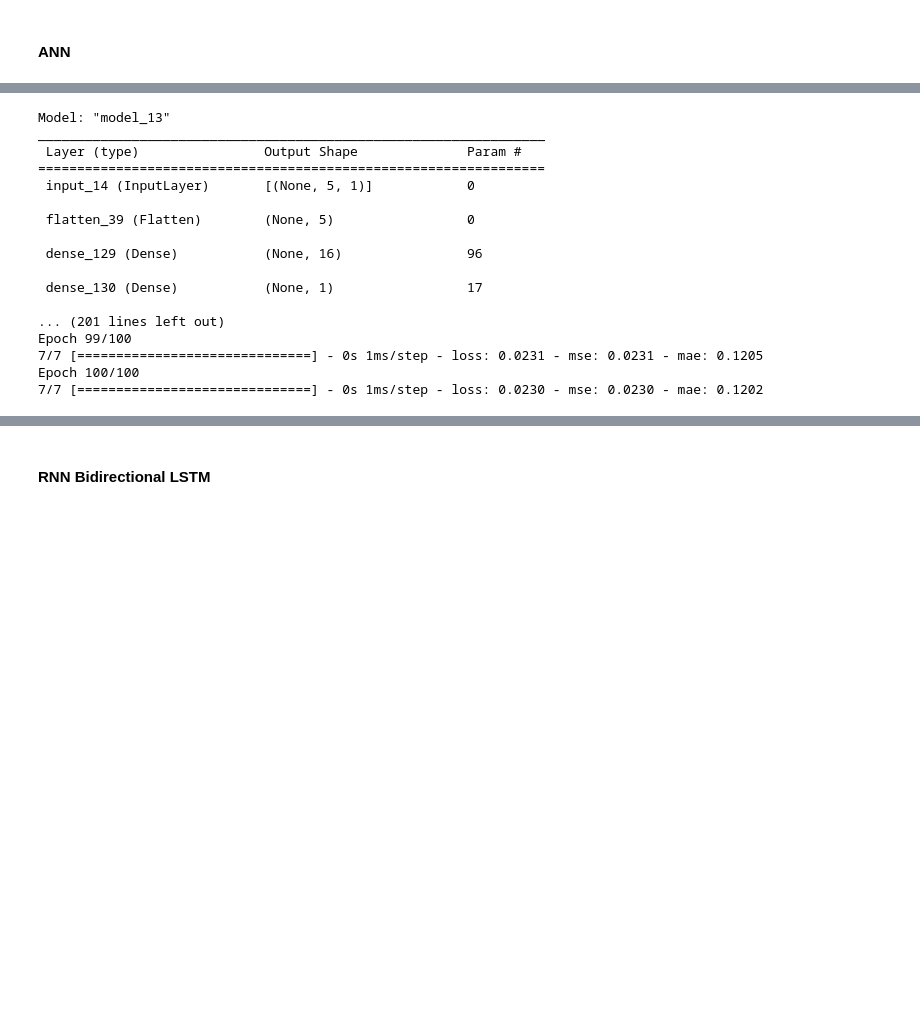
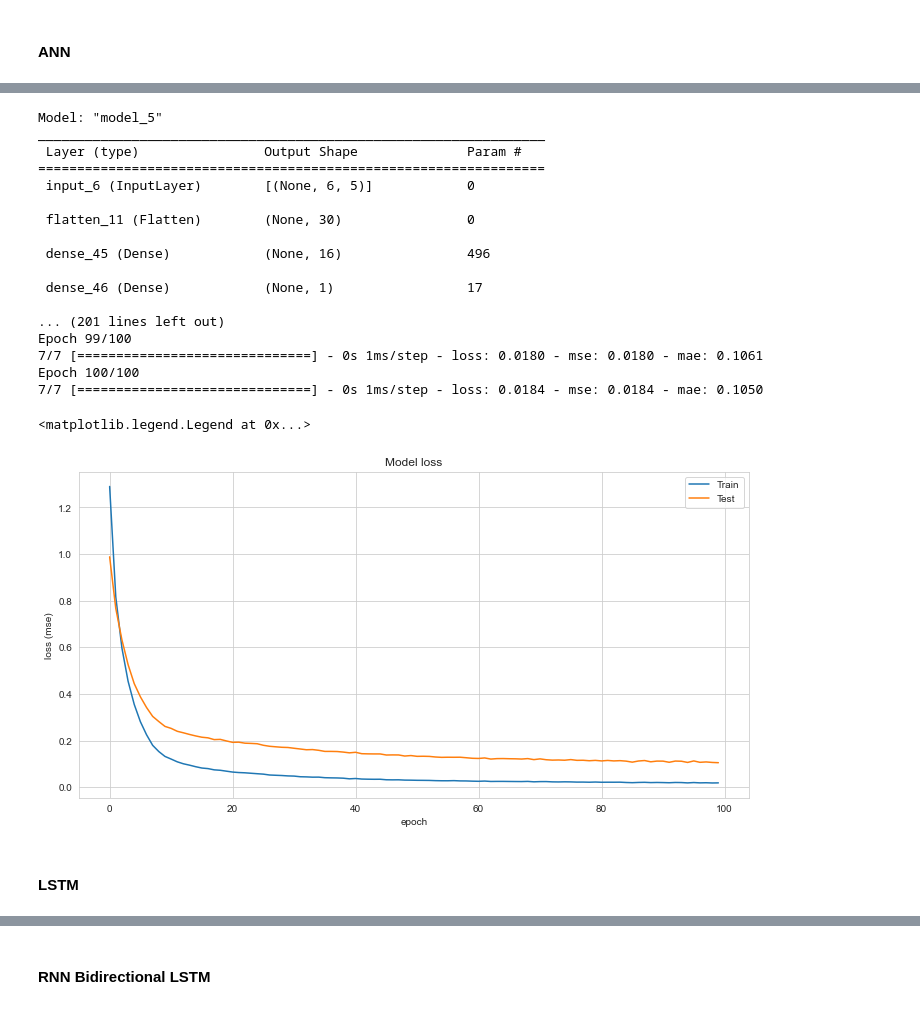
Before and after one commit to StockJanitor/Project43_DataTextMining, a Jupyter notebook: 1_Proj.ipynb, the cells around one changed output, grey strips where cells are left out. Drawn from its saved outputs; the diff is of its cells as text; code cells hidden in the pictures; blank space fills up the shorter version.

Commit message:
finish models

```diff
--- a/jc_working.ipynb
+++ b/1_Proj.ipynb
@@ -890,6 +902,6 @@ plt.legend(['Train', 'Test'], loc='upper right')
 # %%
-# NN
-inputs = Input(shape=(XtrainScale.shape[1], 1))
+# NN - this model takes in 3 dimension
+inputs = Input(shape=(Xt.shape[1], Xt.shape[2]))
 x = Flatten()(inputs)
 x = Dense(16, activation=LeakyReLU(alpha=0.05))(x)
 outputs = Dense(1)(x)
@@ -898,22 +910,35 @@ model = Model(inputs, outputs)
 model.summary()
 
 model.compile(optimizer=optimizer, loss="mse", metrics=['mse',"mae"])
-history = model.fit(XtrainScale, ytrainScale, epochs=100)
+history = model.fit(Xt, yt, epochs=50)
 # %% [output]
-Model: "model_13"
+Model: "model_5"
 _________________________________________________________________
  Layer (type)                Output Shape              Param #
 =================================================================
- input_14 (InputLayer)       [(None, 5, 1)]            0
+ input_6 (InputLayer)        [(None, 6, 5)]            0
 
- flatten_39 (Flatten)        (None, 5)                 0
+ flatten_11 (Flatten)        (None, 30)                0
 
- dense_129 (Dense)           (None, 16)                96
+ dense_45 (Dense)            (None, 16)                496
 
- dense_130 (Dense)           (None, 1)                 17
+ dense_46 (Dense)            (None, 1)                 17
 
 ... (201 lines left out)
 Epoch 99/100
-7/7 [==============================] - 0s 1ms/step - loss: 0.0231 - mse: 0.0231 - mae: 0.1205
+7/7 [==============================] - 0s 1ms/step - loss: 0.0180 - mse: 0.0180 - mae: 0.1061
 Epoch 100/100
-7/7 [==============================] - 0s 1ms/step - loss: 0.0230 - mse: 0.0230 - mae: 0.1202
+7/7 [==============================] - 0s 1ms/step - loss: 0.0184 - mse: 0.0184 - mae: 0.1050
+# %%
+plt.figure(figsize=(12,6))
+plt.plot(model.history.history['loss'][:])
+plt.plot(model.history.history['mae'][:])
+plt.title('Model loss')
+plt.xlabel('epoch')
+plt.ylabel('loss (mse)')
+plt.legend(['Train', 'Test'], loc='upper right')
+# %% [output]
+<matplotlib.legend.Legend at 0x...>
+[figure, added]
+# %% [markdown]
+#### LSTM
```
Also changed, not shown: parts of 23 cells of this notebook, 2 other files.
